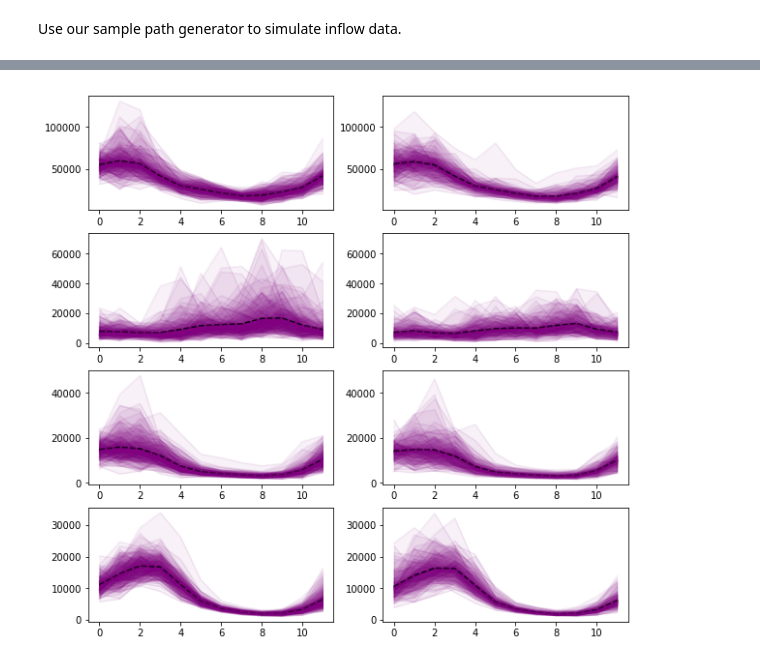
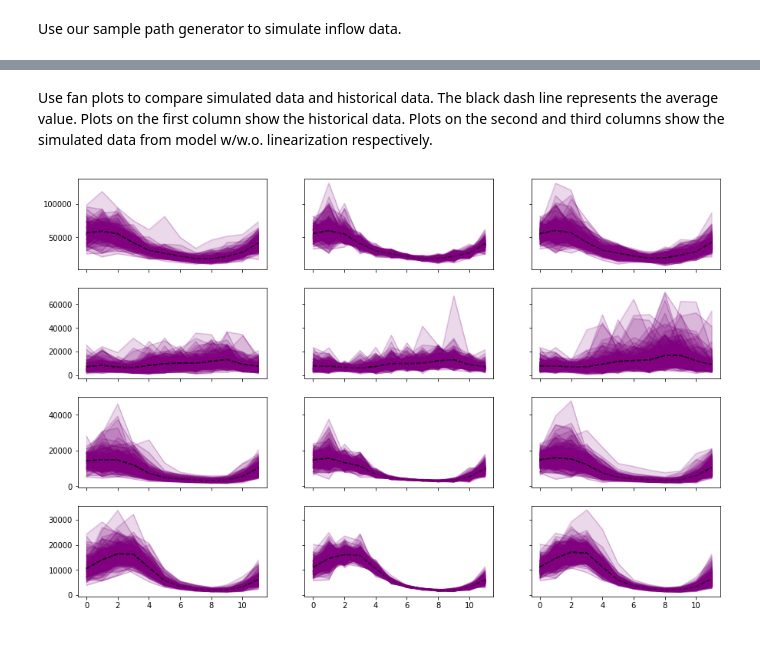
Before and after one commit to lingquant/msppy, a Jupyter notebook: doc/source/examples/hydro_thermal/modeling.ipynb, the cells around one changed output, grey strips where cells are left out. Saved outputs shown, nothing was run; the diff lists cells and outputs as text; code cells hidden in the pictures.

```diff
--- a/doc/source/examples/hydro_thermal/modeling.ipynb
+++ b/doc/source/examples/hydro_thermal/modeling.ipynb
@@ -60,0 +69,11 @@ exp_mu = numpy.exp(mu).T
+# %%
+def generator_wo_linearization(random_state, size):
+    inflow = numpy.empty([size,13,4])
+    inflow[:,0,:] = [[41248.715300,7386.860854,10124.561460,6123.808537]]
+    for t in range(12):
+        noise = random_state.multivariate_normal(
+            mean=[0]*4, cov=sigma[t],size=size)
+        inflow[:,t+1,:] = numpy.exp(
+            mu[t] + phi[t] * (numpy.log(inflow[:,t,:]) - mu[t-1]) + noise
+        )
+    return inflow[:,1:,:]
@@ -99,7 +141,7 @@ for t in range(12):
 # %% [markdown]
 Now we can construct a sample path generator for the above time series model
 # %%
-def generator(random_state, size):
+def generator_w_linearization(random_state, size):
     inflow = numpy.empty([size,13,4])
     inflow[:,0,:] = [[41248.715300,7386.860854,10124.561460,6123.808537]]
     for t in range(12):
@@ -116,4 +158,5 @@ Use our sample path generator to simulate inflow data.
 import matplotlib.pyplot as plt
 from msppy.utils.plot import fan_plot
 simulation = [[] for _ in range(4)]
-a = generator(numpy.random.RandomState(0),100)
+a_wo_linearization = generator_wo_linearization(numpy.random.RandomState(0),100)
+a_w_linearization = generator_w_linearization(numpy.random.RandomState(0),100)
@@ -129,18 +163,11 @@ https://www2.isye.gatech.edu/people/faculty/Alex_Shapiro/Rep-Dec2011.pdf
-# %%
-fig = plt.figure(figsize=(10,10))
-ax = [None] * 4
-ax[0] = plt.subplot(421)
-ax[1] = plt.subplot(423)
-ax[2] = plt.subplot(425)
-ax[3] = plt.subplot(427)
-for i in range(4):
-    fan_plot(a[:,:,i], ax[i])
-bx = [None] * 4
-bx[0] = plt.subplot(422, sharey=ax[0])
-bx[1] = plt.subplot(424, sharey=ax[1])
-bx[2] = plt.subplot(426, sharey=ax[2])
-bx[3] = plt.subplot(428, sharey=ax[3])
-for i in range(4):
-    fan_plot(hist[i].values, bx[i])
-# %% [output]
-[figure, removed]
+# %% [markdown]
+Use fan plots to compare simulated data and historical data. The black dash line represents the average value. Plots on the first column show the historical data. Plots on the second and third columns show the simulated data from model w/w.o. linearization respectively.
+# %%
+fig, ax = plt.subplots(4,3,figsize=(15,10), sharex=True, sharey='row')
+for i in range(4):
+    for j in range(3):
+        fan_plot(hist[i].values, ax[i][0])
+        fan_plot(a_wo_linearization[...,i], ax[i][1])
+        fan_plot(a_w_linearization[...,i], ax[i][2])
+# %% [output]
+[figure, added]
```
Also changed, not shown: parts of 8 cells of this notebook, 7 other files.
